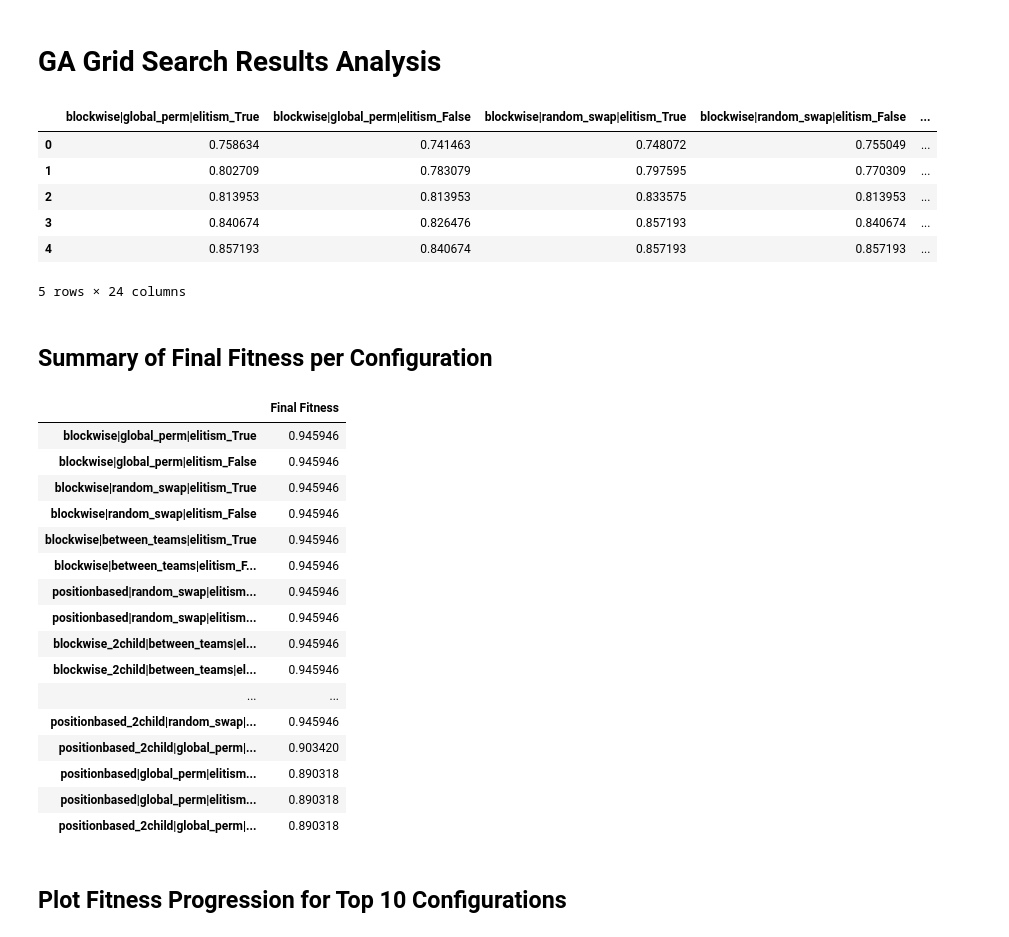
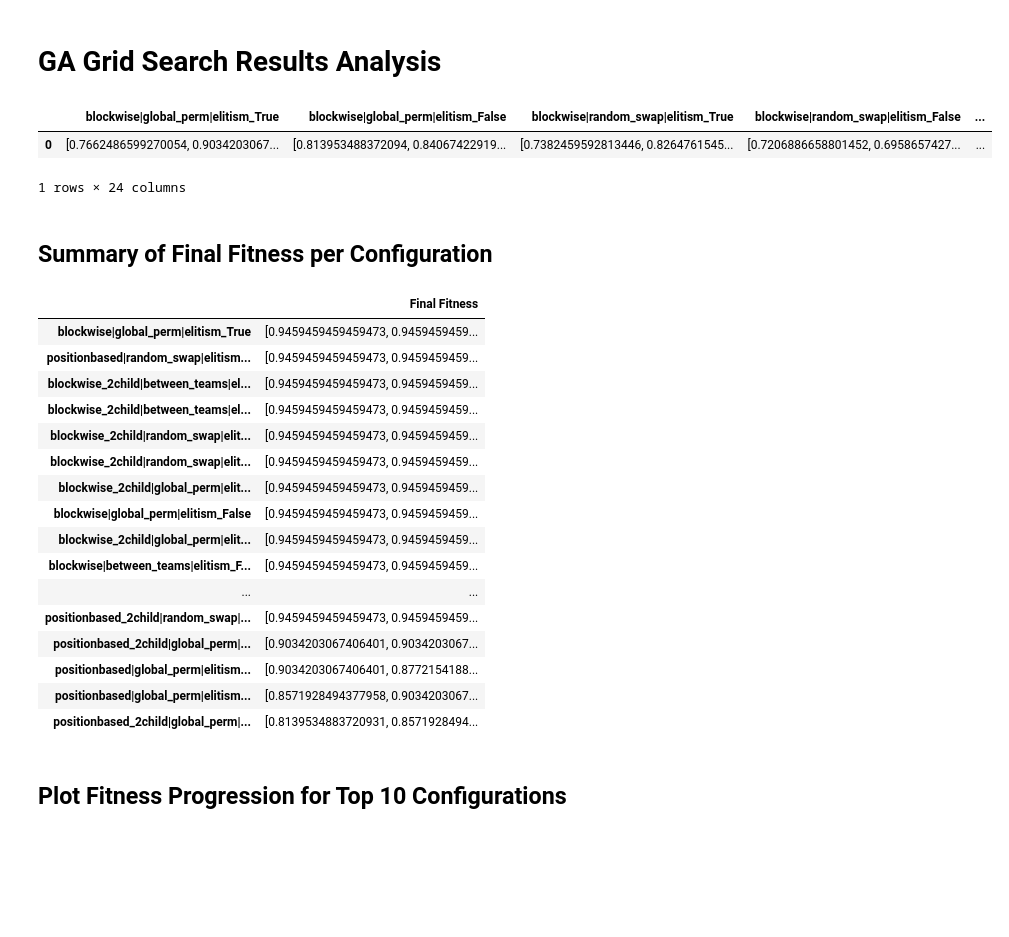
Before and after one commit to inesnmajor/CIFO2025, a Jupyter notebook: mut_cross_analysis/analysis.ipynb, the cells around one changed output. Drawn from its saved outputs; the diff is of its cells as text; code cells hidden in the pictures; blank space fills up the shorter version.

```diff
--- a/mut_cross_analysis/analysis.ipynb
+++ b/mut_cross_analysis/analysis.ipynb
@@ -5,5 +5,3 @@ import pandas as pd
 import numpy as np
 import matplotlib.pyplot as plt
 import plotly.graph_objs as go
-# %%
-df=pd.read_csv('ga_grid_search_results.csv')
@@ -10,13 +25,9 @@ df=pd.read_csv('ga_grid_search_results.csv')
 # %%
-df.head()
+df.head(1)
 # %% [output]
 |  | blockwise|global_perm|elitism_True | blockwise|global_perm|elitism_False | blockwise|random_swap|elitism_True | blockwise|random_swap|elitism_False | ... |
-| 0 | 0.758634 | 0.741463 | 0.748072 | 0.755049 | ... |
-| 1 | 0.802709 | 0.783079 | 0.797595 | 0.770309 | ... |
-| 2 | 0.813953 | 0.813953 | 0.833575 | 0.813953 | ... |
-| 3 | 0.840674 | 0.826476 | 0.857193 | 0.840674 | ... |
-| 4 | 0.857193 | 0.840674 | 0.857193 | 0.857193 | ... |
+| 0 | [0.7662486599270054, 0.9034203067... | [0.813953488372094, 0.84067422919... | [0.7382459592813446, 0.8264761545... | [0.7206886658801452, 0.6958657427... | ... |
-5 rows × 24 columns
+1 rows × 24 columns
 # %% [markdown]
 ## Summary of Final Fitness per Configuration
 # %%
@@ -26,22 +37,22 @@ final_gen_fitness = final_gen_fitness.sort_values('Final Fitness', ascending=Fal
 display(final_gen_fitness)
 # %% [output]
 |  | Final Fitness |
-| blockwise|global_perm|elitism_True | 0.945946 |
-| blockwise|global_perm|elitism_False | 0.945946 |
-| blockwise|random_swap|elitism_True | 0.945946 |
-| blockwise|random_swap|elitism_False | 0.945946 |
-| blockwise|between_teams|elitism_True | 0.945946 |
-| blockwise|between_teams|elitism_F... | 0.945946 |
-| positionbased|random_swap|elitism... | 0.945946 |
-| positionbased|random_swap|elitism... | 0.945946 |
-| blockwise_2child|between_teams|el... | 0.945946 |
-| blockwise_2child|between_teams|el... | 0.945946 |
+| blockwise|global_perm|elitism_True | [0.9459459459459473, 0.9459459459... |
+| positionbased|random_swap|elitism... | [0.9459459459459473, 0.9459459459... |
+| blockwise_2child|between_teams|el... | [0.9459459459459473, 0.9459459459... |
+| blockwise_2child|between_teams|el... | [0.9459459459459473, 0.9459459459... |
+| blockwise_2child|random_swap|elit... | [0.9459459459459473, 0.9459459459... |
+| blockwise_2child|random_swap|elit... | [0.9459459459459473, 0.9459459459... |
+| blockwise_2child|global_perm|elit... | [0.9459459459459473, 0.9459459459... |
+| blockwise|global_perm|elitism_False | [0.9459459459459473, 0.9459459459... |
+| blockwise_2child|global_perm|elit... | [0.9459459459459473, 0.9459459459... |
+| blockwise|between_teams|elitism_F... | [0.9459459459459473, 0.9459459459... |
 | ... | ... |
-| positionbased_2child|random_swap|... | 0.945946 |
-| positionbased_2child|global_perm|... | 0.903420 |
-| positionbased|global_perm|elitism... | 0.890318 |
-| positionbased|global_perm|elitism... | 0.890318 |
-| positionbased_2child|global_perm|... | 0.890318 |
+| positionbased_2child|random_swap|... | [0.9459459459459473, 0.9459459459... |
+| positionbased_2child|global_perm|... | [0.9034203067406401, 0.9034203067... |
+| positionbased|global_perm|elitism... | [0.9034203067406401, 0.8772154188... |
+| positionbased|global_perm|elitism... | [0.8571928494377958, 0.9034203067... |
+| positionbased_2child|global_perm|... | [0.8139534883720931, 0.8571928494... |
 # %% [markdown]
 ## Plot Fitness Progression for Top 10 Configurations
 # %% [markdown]
```
Also changed, not shown: parts of 2 cells of this notebook, 3 other files.
